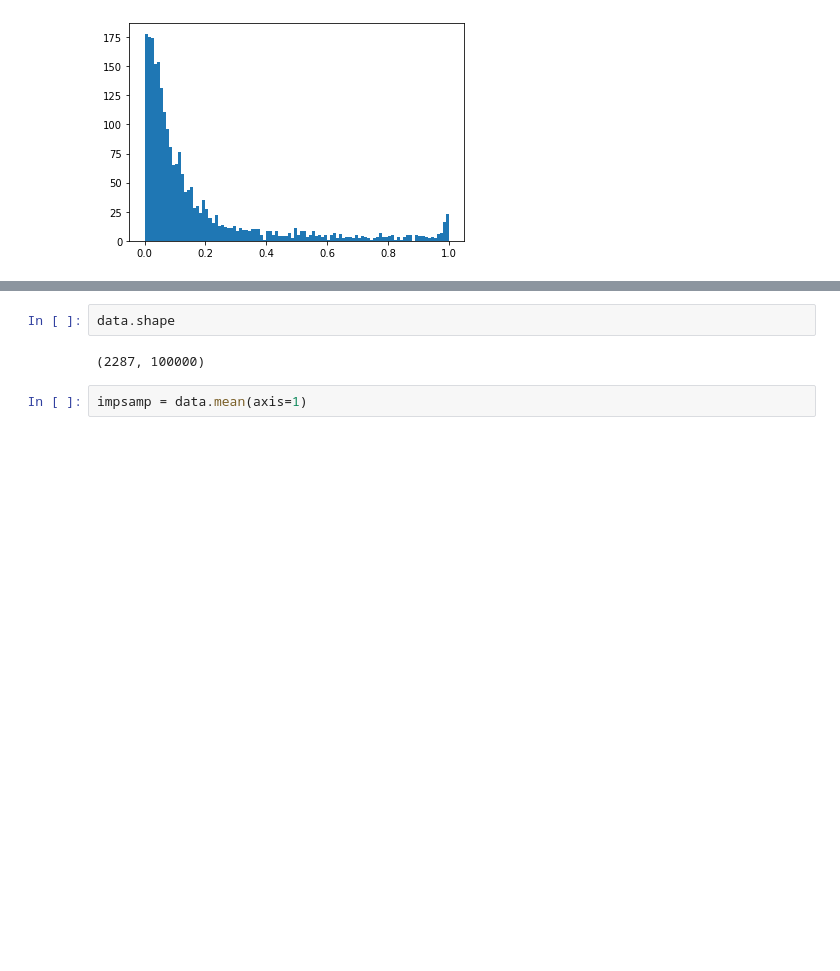
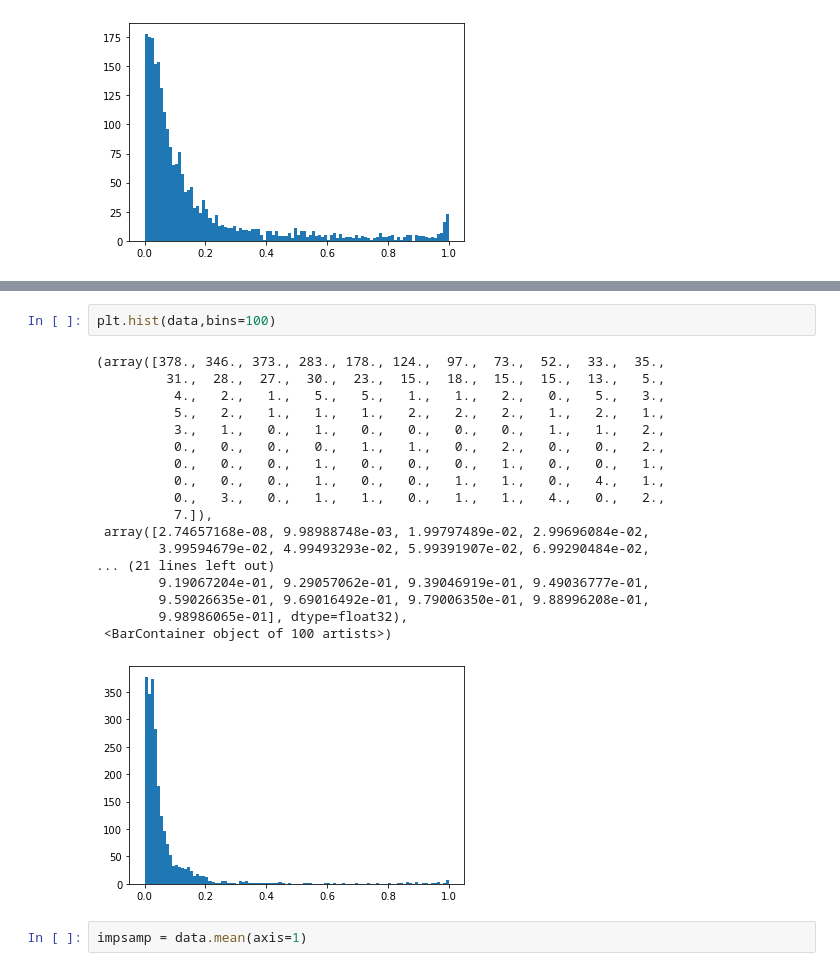
Before and after one commit to vshah99/prob_seq_queries_nnproject, a Jupyter notebook: notebooks/Beam_search_v_sampling.ipynb, the cells around one changed output, grey strips where cells are left out. Cells and saved outputs as stored; diff of their text form; blank space fills up the shorter version.

```diff
--- a/notebooks/Beam_search_v_sampling.ipynb
+++ b/notebooks/Beam_search_v_sampling.ipynb
@@ -74,7 +111,24 @@ data = read_pkl("data/importance_sampling/shakespeare/val-dl_gt_18h_20s_exc-dyna
 # %%
-data.shape
+plt.hist(data,bins=100)
 # %% [output]
-(2287, 100000)
+(array([378., 346., 373., 283., 178., 124.,  97.,  73.,  52.,  33.,  35.,
+         31.,  28.,  27.,  30.,  23.,  15.,  18.,  15.,  15.,  13.,   5.,
+          4.,   2.,   1.,   5.,   5.,   1.,   1.,   2.,   0.,   5.,   3.,
+          5.,   2.,   1.,   1.,   1.,   2.,   2.,   2.,   1.,   2.,   1.,
+          3.,   1.,   0.,   1.,   0.,   0.,   0.,   0.,   1.,   1.,   2.,
+          0.,   0.,   0.,   0.,   1.,   1.,   0.,   2.,   0.,   0.,   2.,
+          0.,   0.,   0.,   1.,   0.,   0.,   0.,   1.,   0.,   0.,   1.,
+          0.,   0.,   0.,   1.,   0.,   0.,   1.,   1.,   0.,   4.,   1.,
+          0.,   3.,   0.,   1.,   1.,   0.,   1.,   1.,   4.,   0.,   2.,
+          7.]),
+ array([2.74657168e-08, 9.98988748e-03, 1.99797489e-02, 2.99696084e-02,
+        3.99594679e-02, 4.99493293e-02, 5.99391907e-02, 6.99290484e-02,
+... (21 lines left out)
+        9.19067204e-01, 9.29057062e-01, 9.39046919e-01, 9.49036777e-01,
+        9.59026635e-01, 9.69016492e-01, 9.79006350e-01, 9.88996208e-01,
+        9.98986065e-01], dtype=float32),
+ <BarContainer object of 100 artists>)
+[figure, added]
 # %%
 impsamp = data.mean(axis=1)
 # %%
```
Also changed, not shown: parts of 10 cells of this notebook, 11 other files.
